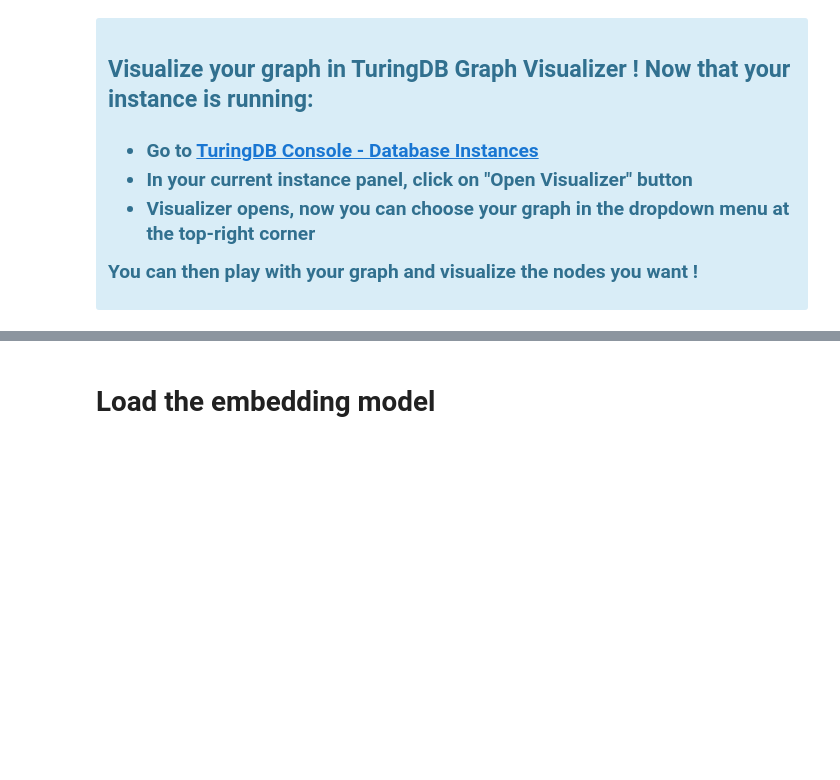
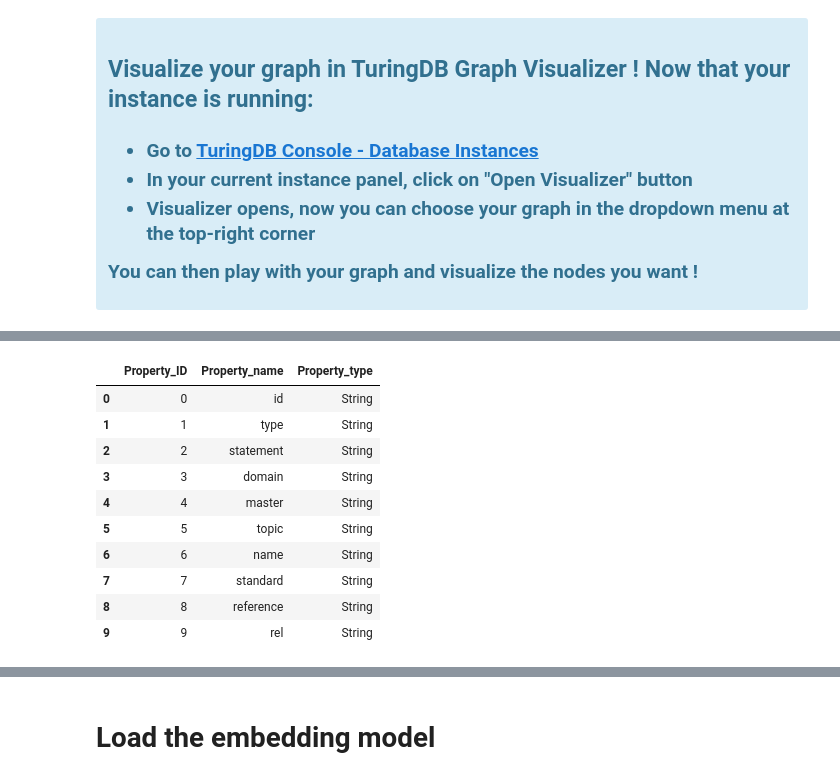
Before and after one commit to turing-db/turingdb-kgsearch, a Jupyter notebook: notebooks/michael_data.ipynb, the cells around one changed output, grey strips where cells are left out. Drawn from its saved outputs; the diff is of its cells as text; code cells hidden in the pictures; blank space fills up the shorter version.

```diff
--- a/notebooks/michael_data.ipynb
+++ b/notebooks/michael_data.ipynb
@@ -451,0 +473,25 @@ Wall time: 160 ms
+# %%
+%%time
+
+# CALL PROPERTIES() - returns a column of all the different node and edge properties and their types in the database
+command = """
+CALL PROPERTIES()
+"""
+df = client.query(command)
+if df.empty:
+    print("No result found")
+else:
+    df.columns = ["Property_ID", "Property_name", "Property_type"]
+    display(df)
+# %% [output]
+|  | Property_ID | Property_name | Property_type |
+| 0 | 0 | id | String |
+| 1 | 1 | type | String |
+| 2 | 2 | statement | String |
+| 3 | 3 | domain | String |
+| 4 | 4 | master | String |
+| 5 | 5 | topic | String |
+| 6 | 6 | name | String |
+| 7 | 7 | standard | String |
+| 8 | 8 | reference | String |
+| 9 | 9 | rel | String |
```
Also changed, not shown: parts of 24 cells of this notebook.
